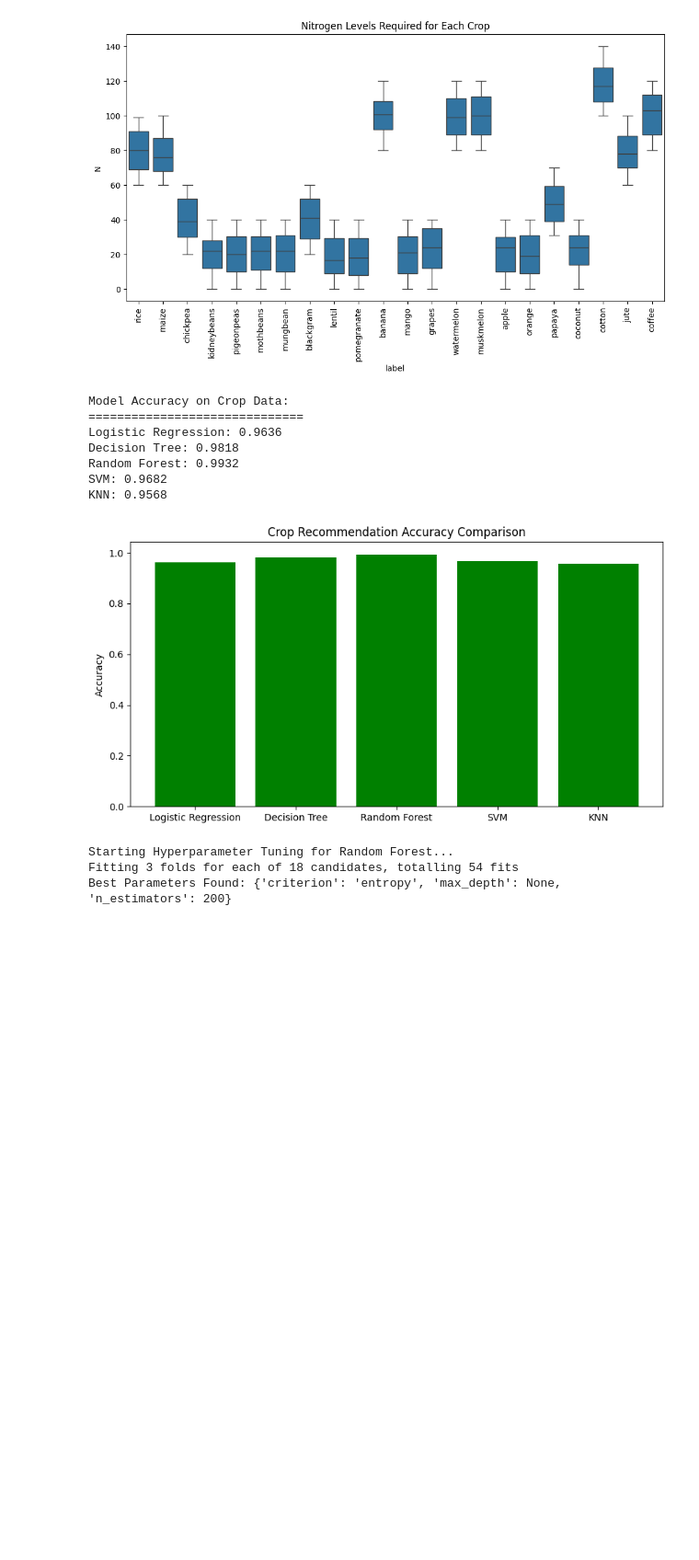
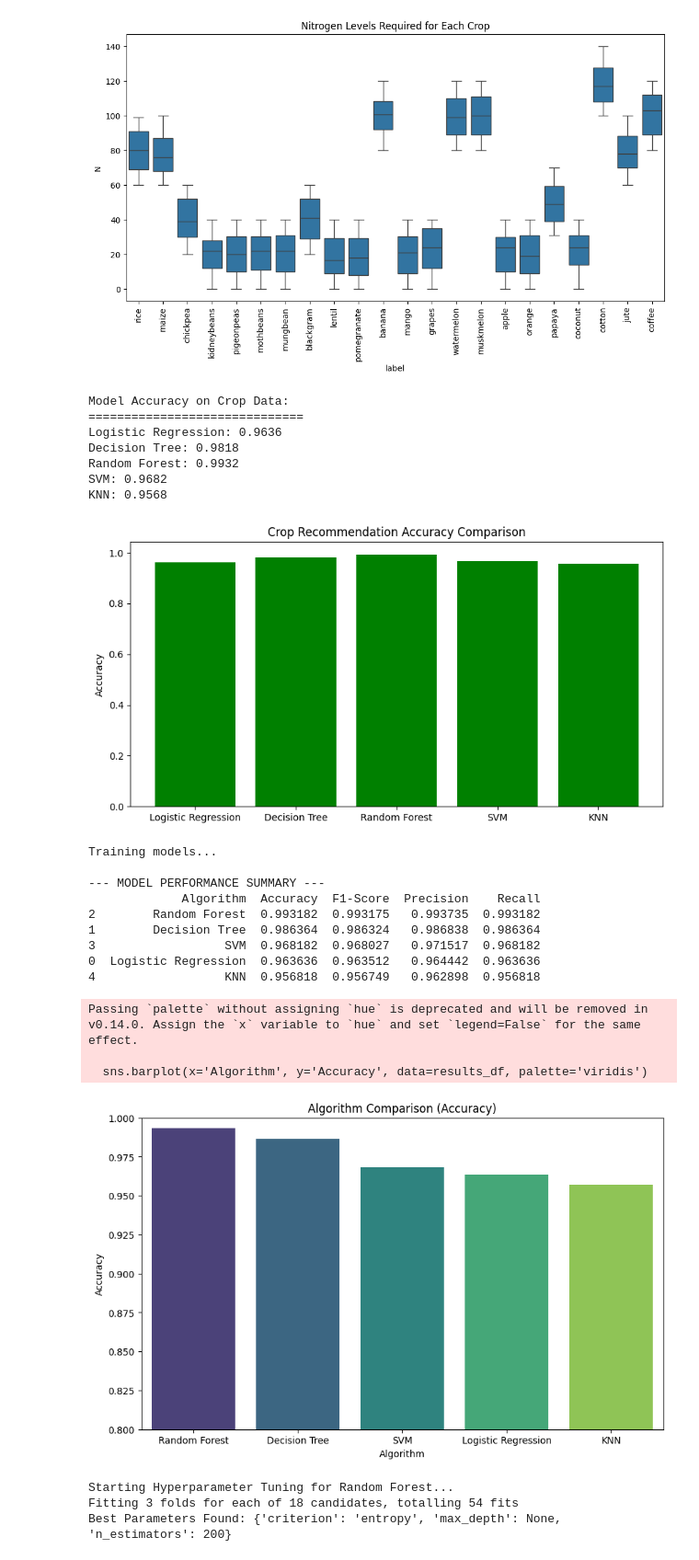
Before and after one commit to wZhengX/AIassignment, a Jupyter notebook: testAIassignment.ipynb, the cells around one changed output. Shown at 92% size. Drawn from its saved outputs; the diff is of its cells as text; code cells hidden in the pictures; blank space fills up the shorter version.

```diff
--- a/testAIassignment.ipynb
+++ b/testAIassignment.ipynb
@@ -71,39 +71,90 @@ from sklearn.tree import DecisionTreeClassifier
 from sklearn.ensemble import RandomForestClassifier
 from sklearn.svm import SVC
 from sklearn.neighbors import KNeighborsClassifier
+from sklearn.metrics import accuracy_score, precision_score, recall_score, f1_score
 
 models = {
     "Logistic Regression": LogisticRegression(max_iter=1000), # Increased iter for convergence
     "Decision Tree": DecisionTreeClassifier(),
     "Random Forest": RandomForestClassifier(),
     "SVM": SVC(),
     "KNN": KNeighborsClassifier()
 }
 
 # Train and Compare
 print("Model Accuracy on Crop Data:\n" + "="*30)
 results = {}
 for name, model in models.items():
     model.fit(X_train, y_train)
     acc = accuracy_score(y_test, model.predict(X_test))
     results[name] = acc
     print(f"{name}: {acc:.4f}")
 
 # Visualize
 plt.figure(figsize=(10, 5))
 plt.bar(results.keys(), results.values(), color='green')
 plt.title('Crop Recommendation Accuracy Comparison')
 plt.ylabel('Accuracy')
 plt.show()
+
+# Train and Store Metrics
+model_results = []
+
+print("Training models...")
+for name, model in models.items():
+    model.fit(X_train, y_train)
+    preds = model.predict(X_test)
+
+    # Calculate weighted average for multi-class classification
+    acc = accuracy_score(y_test, preds)
+    f1 = f1_score(y_test, preds, average='weighted')
+    prec = precision_score(y_test, preds, average='weighted')
+    recall = recall_score(y_test, preds, average='weighted')
+
+    model_results.append({
+        "Algorithm": name,
+        "Accuracy": acc,
+        "F1-Score": f1,
+        "Precision": prec,
+        "Recall": recall
+    })
+
+# 4. Create Comparison DataFrame
+results_df = pd.DataFrame(model_results)
+results_df = results_df.sort_values(by='Accuracy', ascending=False)
+
+# Display the table (Perfect for Assignment Comparison)
+print("\n--- MODEL PERFORMANCE SUMMARY ---")
+print(results_df)
+
+# Visualize Comparison
+plt.figure(figsize=(10, 6))
+sns.barplot(x='Algorithm', y='Accuracy', data=results_df, palette='viridis')
+plt.title('Algorithm Comparison (Accuracy)')
+plt.ylim(0.8, 1.0) # Zoom in to see differences
+plt.show()
 # %% [output]
 Model Accuracy on Crop Data:
 ==============================
 Logistic Regression: 0.9636
 Decision Tree: 0.9818
 Random Forest: 0.9932
 SVM: 0.9682
 KNN: 0.9568
 [figure]
+Training models...
+
+--- MODEL PERFORMANCE SUMMARY ---
+             Algorithm  Accuracy  F1-Score  Precision    Recall
+2        Random Forest  0.993182  0.993175   0.993735  0.993182
+1        Decision Tree  0.986364  0.986324   0.986838  0.986364
+3                  SVM  0.968182  0.968027   0.971517  0.968182
+0  Logistic Regression  0.963636  0.963512   0.964442  0.963636
+4                  KNN  0.956818  0.956749   0.962898  0.956818
+Passing `palette` without assigning `hue` is deprecated and will be removed in v0.14.0. Assign the `x` variable to `hue` and set `legend=False` for the same effect.
+
+  sns.barplot(x='Algorithm', y='Accuracy', data=results_df, palette='viridis')
+[figure, added]
 # %%
 # --- SECTION 4: HYPERPARAMETER TUNING ---
 from sklearn.model_selection import GridSearchCV
```
